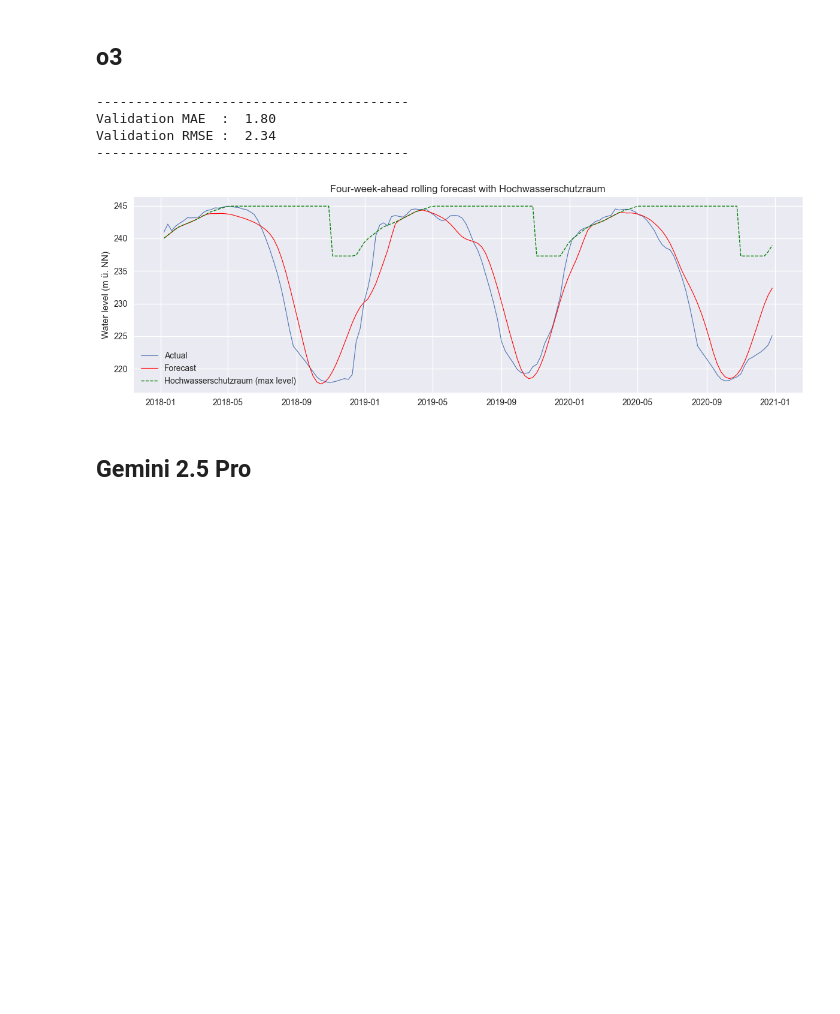
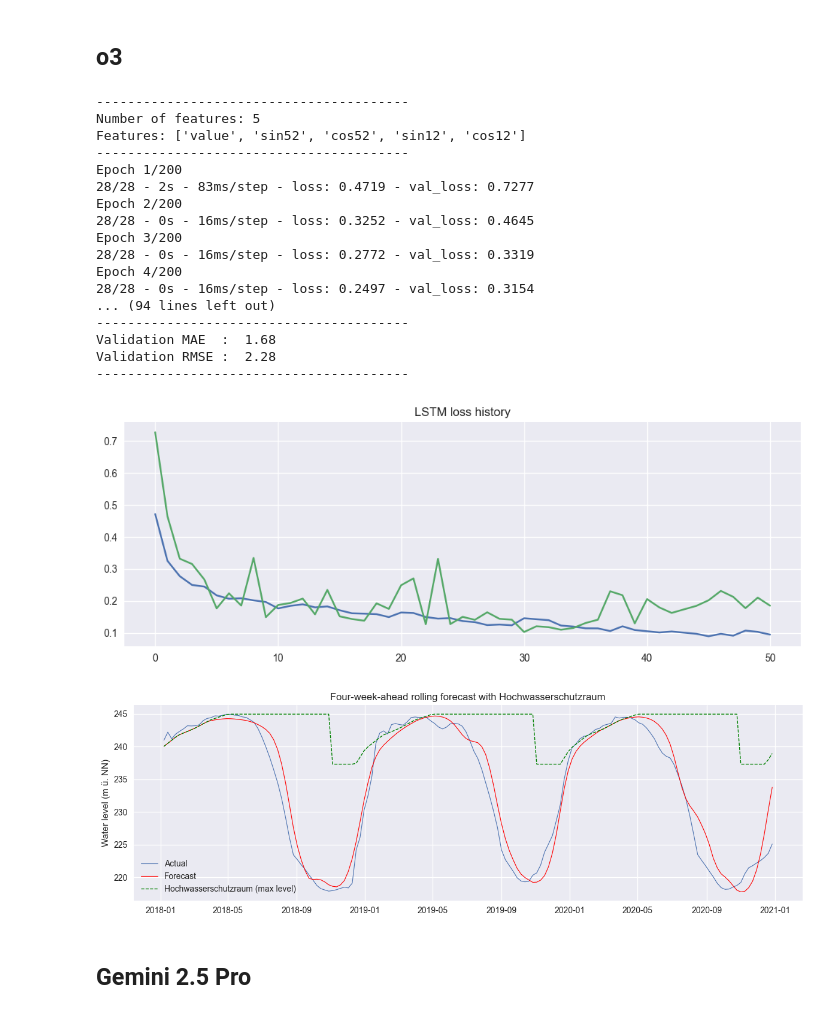
Before and after one commit to Marius-Knipp/edersee-water-prediction, a Jupyter notebook: notebooks/LSTM.ipynb, the cells around one changed output. Saved outputs shown, nothing was run; the diff lists cells and outputs as text; code cells hidden in the pictures; blank space fills up the shorter version.

Commit message:
LSTM with weekly and monthly Fourier T

```diff
--- a/notebooks/LSTM.ipynb
+++ b/notebooks/LSTM.ipynb
@@ -243,7 +243,7 @@ import pandas as pd
 from sklearn.preprocessing import StandardScaler
 from sklearn.metrics import mean_absolute_error, mean_squared_error
 from tensorflow.keras.models import Sequential
-from tensorflow.keras.layers import LSTM, Dropout, Dense
+from tensorflow.keras.layers import Input, LSTM, Dropout, Dense
 from tensorflow.keras.callbacks import EarlyStopping
 from tqdm.auto import tqdm
 
@@ -265,16 +265,27 @@ weekly = (
 # ---------------------------------------------------------------
 weekly_df = weekly.to_frame(name="value")
 
+# --- Add cyclical week features ---
 week_no = weekly_df.index.isocalendar().week.astype(int)    # 1 … 52/53
 weekly_df["sin52"] = np.sin(2 * np.pi * week_no / 52)
 weekly_df["cos52"] = np.cos(2 * np.pi * week_no / 52)
 
-# second harmonic (optional but usually helpful)
-weekly_df["sin26"] = np.sin(2 * np.pi * week_no / 26)
-weekly_df["cos26"] = np.cos(2 * np.pi * week_no / 26)
+# --- Add cyclical month features ---
+month_no = weekly_df.index.month
+weekly_df["sin12"] = np.sin(2 * np.pi * month_no / 12)
+weekly_df["cos12"] = np.cos(2 * np.pi * month_no / 12)
+
+# --- Add lagged target features ---
+# LAGS = [1, 4, 8, 52]          # 1 w, 4 w, 8 w, 1 y
+# for k in LAGS:
+#     weekly_df[f"lag{k}"] = weekly_df["value"].shift(k)
+
+# second harmonic
+# weekly_df["sin26"] = np.sin(2 * np.pi * week_no / 26)
+# weekly_df["cos26"] = np.cos(2 * np.pi * week_no / 26)
 
 # keep column order
-weekly_df = weekly_df[["value", "sin52", "cos52", "sin26", "cos26"]]
+# weekly_df = weekly_df[["value", "sin52", "cos52", "sin26", "cos26"]]
 
 # ---------------------------------------------------------------
 # 3. Dynamic cap
@@ -310,6 +321,8 @@ def compute_max_level_series(dates):
                      name="max_level_m")
 
 max_level = compute_max_level_series(weekly_df.index)
+
+# weekly_df["max_level"] = max_level
 
 # ---------------------------------------------------------------
 # 4. Train / validation split
@@ -354,26 +367,32 @@ X_val   = X_val.astype("float32")
 # 7. LSTM model
 # ---------------------------------------------------------------
 n_features = X_train.shape[2]
+print("-" * 40)
+print(f"Number of features: {n_features}")
+print(f"Features: {[f for f in weekly_df.columns]}")
+print("-" * 40)
 
 model = Sequential([
-    LSTM(64, return_sequences=True, input_shape=(LOOKBACK, n_features)),
+    Input(shape=(LOOKBACK, n_features)),
+    LSTM(64, return_sequences=True),
     Dropout(0.2),
     LSTM(32),
     Dropout(0.2),
     Dense(1)
 ])
+
 model.compile(optimizer="adam", loss="mse")
 
-es = EarlyStopping(monitor="val_loss", patience=20,
+es = EarlyStopping(monitor="val_loss", patience=15,
                    restore_best_weights=True)
 
 history = model.fit(
     X_train, y_train,
-    epochs=100,
+    epochs=200,
     batch_size=32,
     validation_data=(X_val, y_val),
     callbacks=[es],
-    verbose=0,
+    verbose=2,
 )
 
 # ---------------------------------------------------------------
@@ -401,48 +420,71 @@ pred_final  = np.minimum(pred_capped, cap_val)
 # ---------------------------------------------------------------
 # 10. Metrics
 # ---------------------------------------------------------------
-val_results = pd.DataFrame({
+validation_results = pd.DataFrame({
     "Actual":    validation_act,
     "Predicted": pred_final,
 }, index=validation_df.index)
 
-rmse = np.sqrt(mean_squared_error(val_results["Actual"],
-                                  val_results["Predicted"]))
-mae  = mean_absolute_error(val_results["Actual"],
-                           val_results["Predicted"])
+rmse = np.sqrt(mean_squared_error(validation_results["Actual"],
+                                  validation_results["Predicted"]))
+mae  = mean_absolute_error(validation_results["Actual"],
+                           validation_results["Predicted"])
 
 print("-" * 40)
 print(f"Validation MAE  : {mae:5.2f}")
 print(f"Validation RMSE : {rmse:5.2f}")
 print("-" * 40)
 
 
 # ---------------------------------------------------------------
 # 11. Plot results
 # ---------------------------------------------------------------
+
+# Plot loss history
+plt.figure(figsize=(12, 4))
+plt.plot(history.history["loss"], label="train loss")
+plt.plot(history.history["val_loss"], label="validation loss")
+plt.title("LSTM loss history")
+
+
+# Plot actuals & forecasts
 fig, ax = plt.subplots(figsize=(12,4))
 
 # 1) plot actuals & forecasts
 ax.plot(validation_results.index, validation_results['Actual'], label='Actual', lw=.8)
 ax.plot(validation_results.index, validation_results['Predicted'], label='Forecast', color='red', lw=.8)
 
 # 2) plot the buffer‐level (max allowed) as a dashed line
-ax.plot(max_level.loc[validation_pred_dates],
+ax.plot(max_level.loc[validation_results.index],
         label='Hochwasserschutzraum (max level)',
         color='green', linestyle='--', lw=1)
 
 
 ax.set_title("Four-week-ahead rolling forecast with Hochwasserschutzraum")
 ax.set_ylabel("Water level (m ü. NN)")
 ax.legend(loc='lower left')
 plt.tight_layout()
 plt.show()
 # %% [output]
 ----------------------------------------
-Validation MAE  :  1.80
-Validation RMSE :  2.34
+Number of features: 5
+Features: ['value', 'sin52', 'cos52', 'sin12', 'cos12']
 ----------------------------------------
+Epoch 1/200
+28/28 - 2s - 83ms/step - loss: 0.4719 - val_loss: 0.7277
+Epoch 2/200
+28/28 - 0s - 16ms/step - loss: 0.3252 - val_loss: 0.4645
+Epoch 3/200
+28/28 - 0s - 16ms/step - loss: 0.2772 - val_loss: 0.3319
+Epoch 4/200
+28/28 - 0s - 16ms/step - loss: 0.2497 - val_loss: 0.3154
+... (94 lines left out)
+----------------------------------------
+Validation MAE  :  1.68
+Validation RMSE :  2.28
+----------------------------------------
-[figure, old version]
+[figure, new version]
+[figure, added]
 # %% [markdown]
 ## Gemini 2.5 Pro
 # %%
```
Also changed, not shown: parts of 2 cells of this notebook.
